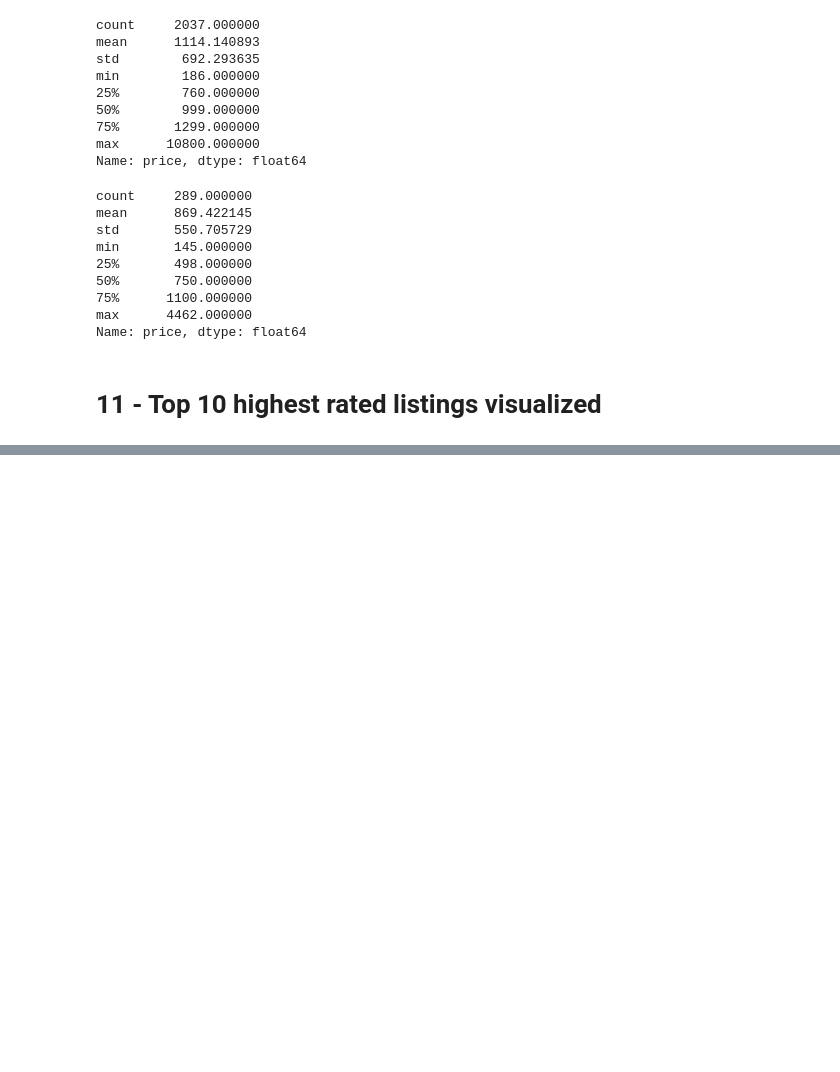
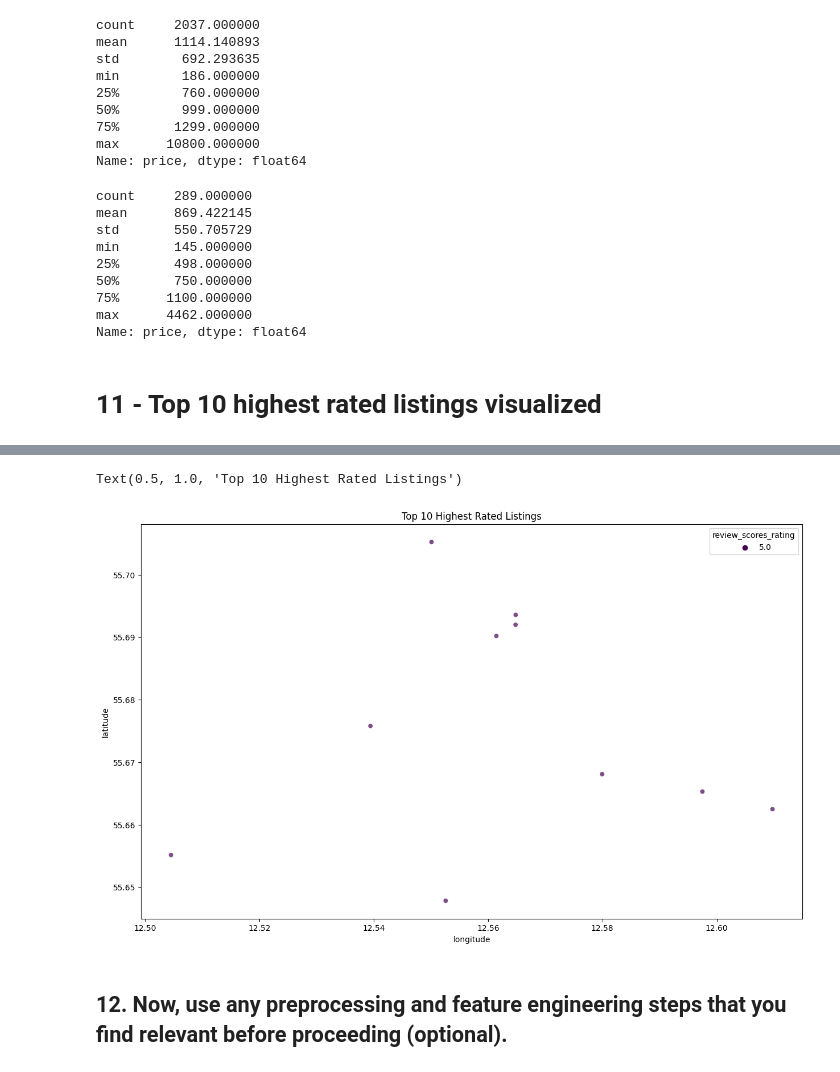
Before and after one commit to michaelbui99/mal-assignment-1, a Jupyter notebook: assignment01.ipynb, the cells around one changed output, grey strips where cells are left out. Saved outputs shown, nothing was run; the diff lists cells and outputs as text; code cells hidden in the pictures; blank space fills up the shorter version.

```diff
--- a/assignment01.ipynb
+++ b/assignment01.ipynb
@@ -370,3 +375,6 @@ max      4462.000000
 Name: price, dtype: float64
 # %% [markdown]
 # 11 - Top 10 highest rated listings visualized
+# %%
+top_highest_rated_listings = data.sort_values(by='review_scores_value', ascending=False).head(10)
+top_highest_rated_listings
@@ -372,0 +394,9 @@ Name: price, dtype: float64
+# %%
+plt.figure(figsize=(15,9))
+sns.scatterplot(data=top_highest_rated_listings, x='longitude', y='latitude', hue='review_scores_rating', palette='viridis', alpha=0.7)
+plt.title("Top 10 Highest Rated Listings")
+# %% [output]
+Text(0.5, 1.0, 'Top 10 Highest Rated Listings')
+[figure, added]
+# %% [markdown]
+## 12. Now, use any preprocessing and feature engineering steps that you find relevant before proceeding (optional).
```
Also changed, not shown: parts of 19 cells of this notebook.
